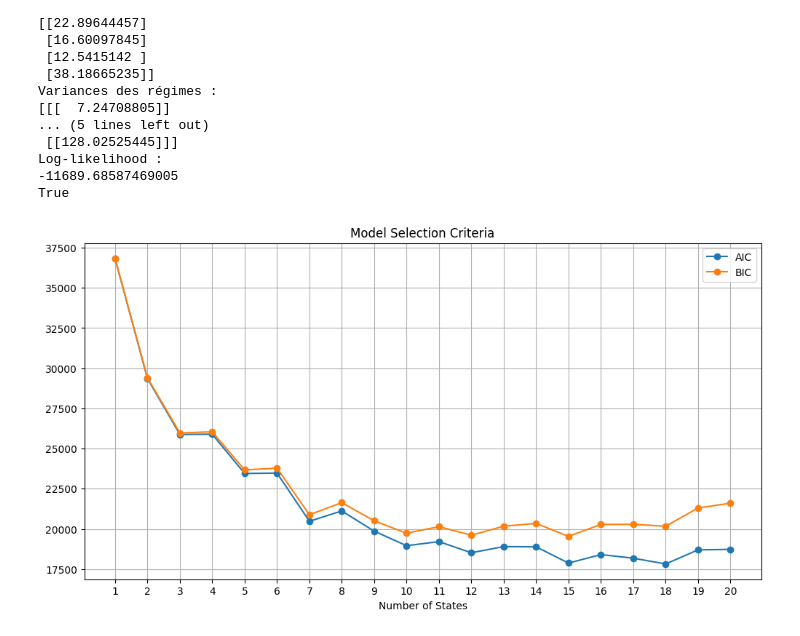
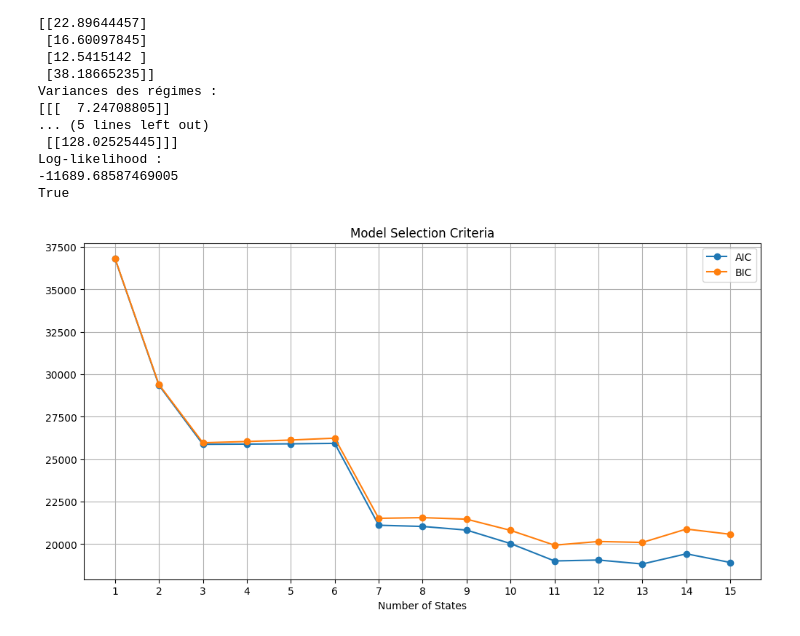
Before and after one commit to MDelpech/Hidden_Markov_Model, a Jupyter notebook: Algo/VIX_Marius.ipynb, the cells around one changed output. Drawn from its saved outputs; the diff is of its cells as text; code cells hidden in the pictures.

```diff
--- a/Algo/VIX_Marius.ipynb
+++ b/Algo/VIX_Marius.ipynb
@@ -51,26 +51,27 @@ Log-likelihood :
 -11689.68587469005
 True
 # %%
-n=20
+n=15
 test_log_likelihood = [0] * n
 test_AIC = [0] * n
 test_BIC = [0] * n
 n_params = (n - 1) + n * (n - 1) + 2 * n
 for i in range (1,n+1):
-    model_test = GaussianHMM(n_components=i, covariance_type="diag", n_iter=100, random_state=1)
+    model_test = GaussianHMM(n_components=i, covariance_type="diag", n_iter=100, random_state=5)
     model_test.fit(X)
     test_log_likelihood[i-1] = model_test.score(X)
     n_params = (i - 1) + i * (i - 1) + 2 * i
     test_AIC[i-1] = -2 * test_log_likelihood[i-1] + 2 * n_params
     test_BIC[i-1] = -2 * test_log_likelihood[i-1] + n_params * np.log(len(X))
+
 plt.figure(figsize=(12, 6))
 plt.plot(range(1, n+1), test_AIC, marker='o', label='AIC')
 plt.plot(range(1, n+1), test_BIC, marker='o', label='BIC')
 plt.xticks(range(1, n+1))
 plt.xlabel('Number of States')
 plt.title('Model Selection Criteria')
 plt.legend()
 plt.grid()
 plt.show()
 # %% [output]
-[figure, old version]
+[figure, new version]
```
Also changed, not shown: 7 other files.
